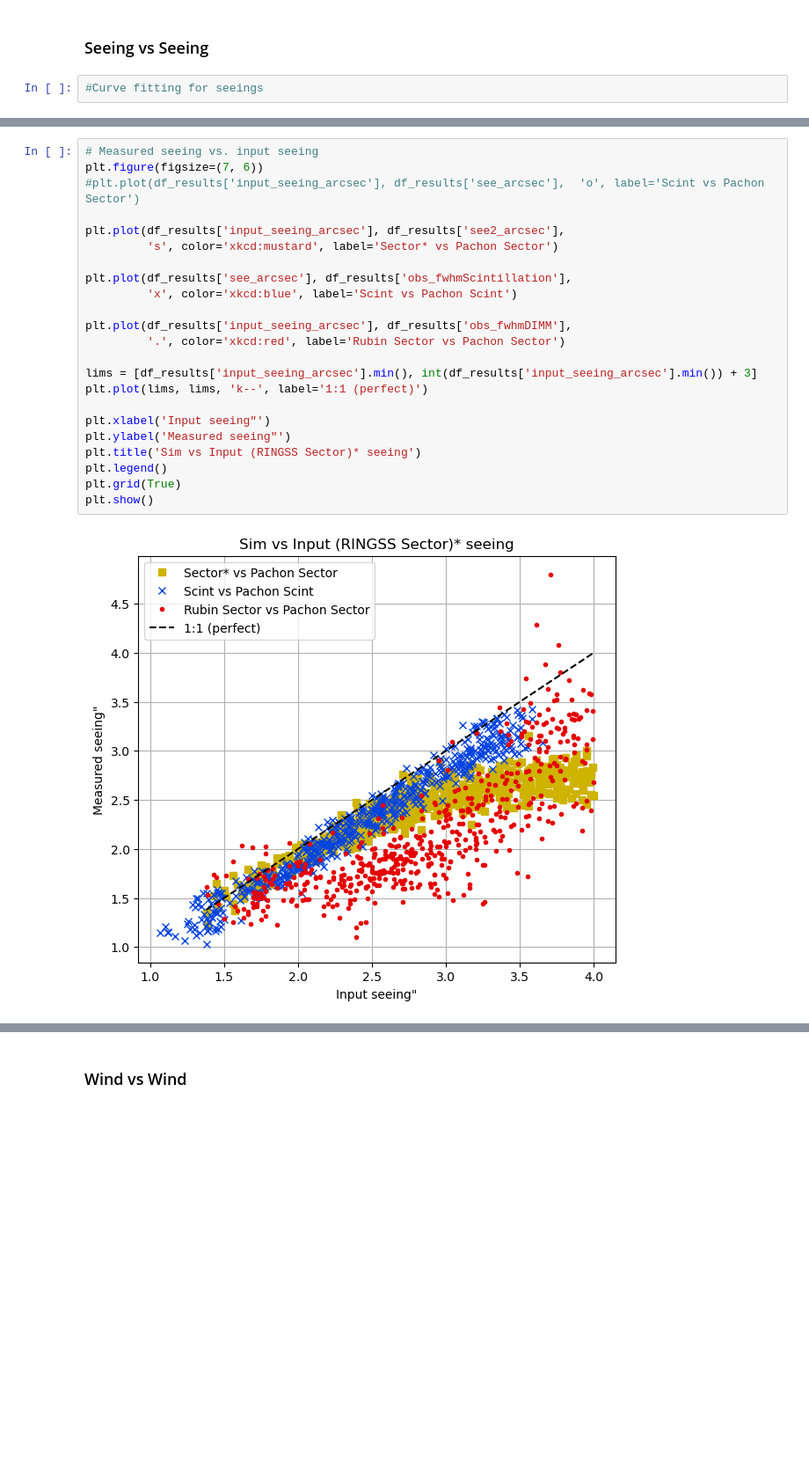
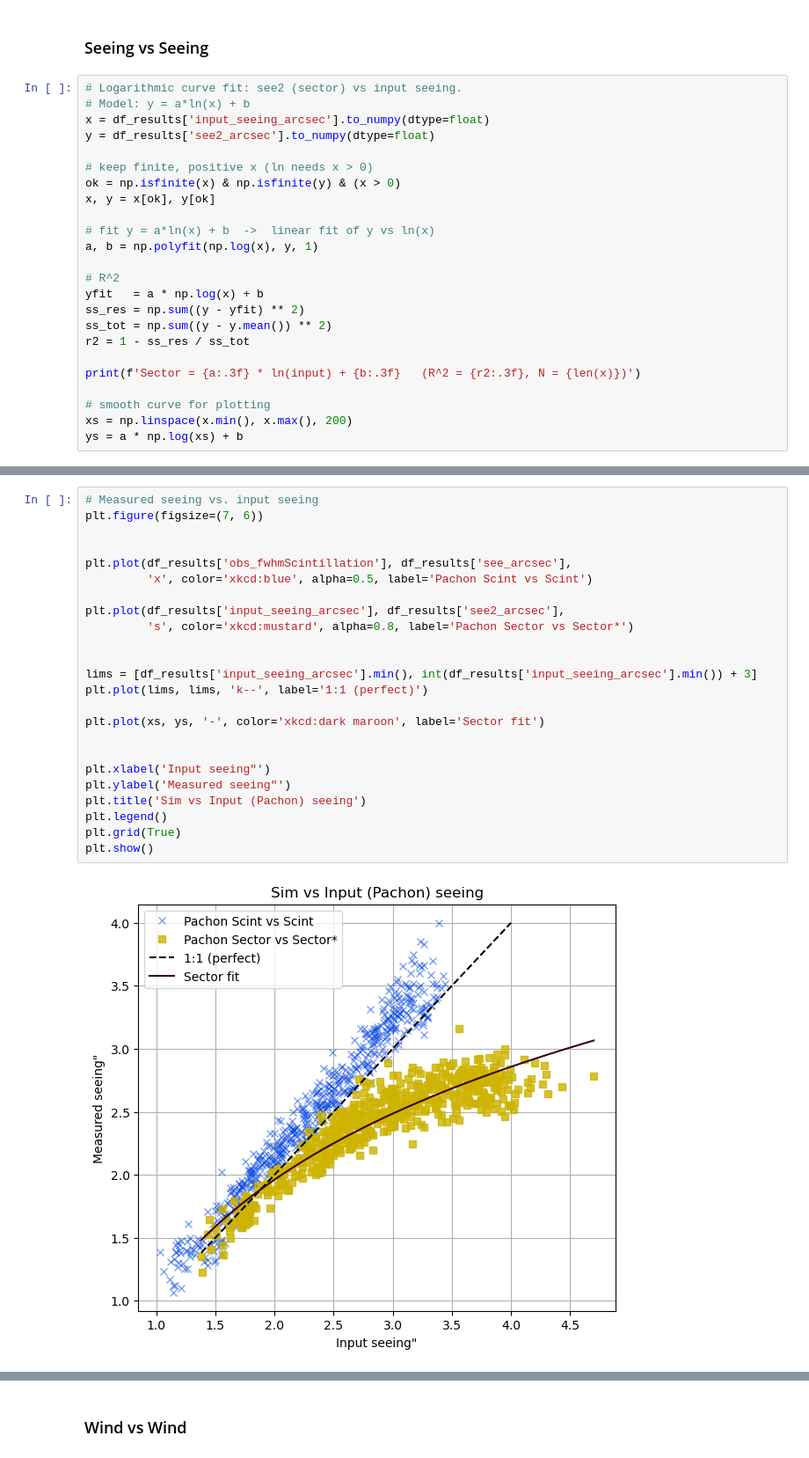
Before and after one commit to lsst-so/notebooks_dhurtado, a Jupyter notebook: notebooks/summit/rso-163/ringsim/simanalysis.ipynb, the cells around one changed output, grey strips where cells are left out. Shown at 88% size. Drawn from its saved outputs; the diff is of its cells as text; blank space fills up the shorter version.

Commit message:
Seeing analysis plots

```diff
--- a/notebooks/summit/rso-163/ringsim/simanalysis.ipynb
+++ b/notebooks/summit/rso-163/ringsim/simanalysis.ipynb
@@ -236,4 +283,26 @@ Dropped outliers, 538 rows remain
 # %% [markdown]
 ### Seeing vs Seeing
 # %%
-#Curve fitting for seeings
+# Logarithmic curve fit: see2 (sector) vs input seeing.
+# Model: y = a*ln(x) + b
+x = df_results['input_seeing_arcsec'].to_numpy(dtype=float)
+y = df_results['see2_arcsec'].to_numpy(dtype=float)
+
+# keep finite, positive x (ln needs x > 0)
+ok = np.isfinite(x) & np.isfinite(y) & (x > 0)
+x, y = x[ok], y[ok]
+
+# fit y = a*ln(x) + b  ->  linear fit of y vs ln(x)
+a, b = np.polyfit(np.log(x), y, 1)
+
+# R^2
+yfit   = a * np.log(x) + b
+ss_res = np.sum((y - yfit) ** 2)
+ss_tot = np.sum((y - y.mean()) ** 2)
+r2 = 1 - ss_res / ss_tot
+
+print(f'Sector = {a:.3f} * ln(input) + {b:.3f}   (R^2 = {r2:.3f}, N = {len(x)})')
+
+# smooth curve for plotting
+xs = np.linspace(x.min(), x.max(), 200)
+ys = a * np.log(xs) + b
@@ -240,25 +311,26 @@ Dropped outliers, 538 rows remain
 # %%
 # Measured seeing vs. input seeing
 plt.figure(figsize=(7, 6))
-#plt.plot(df_results['input_seeing_arcsec'], df_results['see_arcsec'],  'o', label='Scint vs Pachon Sector')
+
+
+plt.plot(df_results['obs_fwhmScintillation'], df_results['see_arcsec'],
+         'x', color='xkcd:blue', alpha=0.5, label='Pachon Scint vs Scint')
 
 plt.plot(df_results['input_seeing_arcsec'], df_results['see2_arcsec'],
-         's', color='xkcd:mustard', label='Sector* vs Pachon Sector')
+         's', color='xkcd:mustard', alpha=0.8, label='Pachon Sector vs Sector*')
 
-plt.plot(df_results['see_arcsec'], df_results['obs_fwhmScintillation'],
-         'x', color='xkcd:blue', label='Scint vs Pachon Scint')
-
-plt.plot(df_results['input_seeing_arcsec'], df_results['obs_fwhmDIMM'],
-         '.', color='xkcd:red', label='Rubin Sector vs Pachon Sector')
 
 lims = [df_results['input_seeing_arcsec'].min(), int(df_results['input_seeing_arcsec'].min()) + 3]
 plt.plot(lims, lims, 'k--', label='1:1 (perfect)')
 
+plt.plot(xs, ys, '-', color='xkcd:dark maroon', label='Sector fit')
+
+
 plt.xlabel('Input seeing"')
 plt.ylabel('Measured seeing"')
-plt.title('Sim vs Input (RINGSS Sector)* seeing')
+plt.title('Sim vs Input (Pachon) seeing')
 plt.legend()
 plt.grid(True)
 plt.show()
 # %% [output]
-[figure, old version]
+[figure, new version]
```
Also changed, not shown: parts of 27 cells of this notebook, 1 other file.
